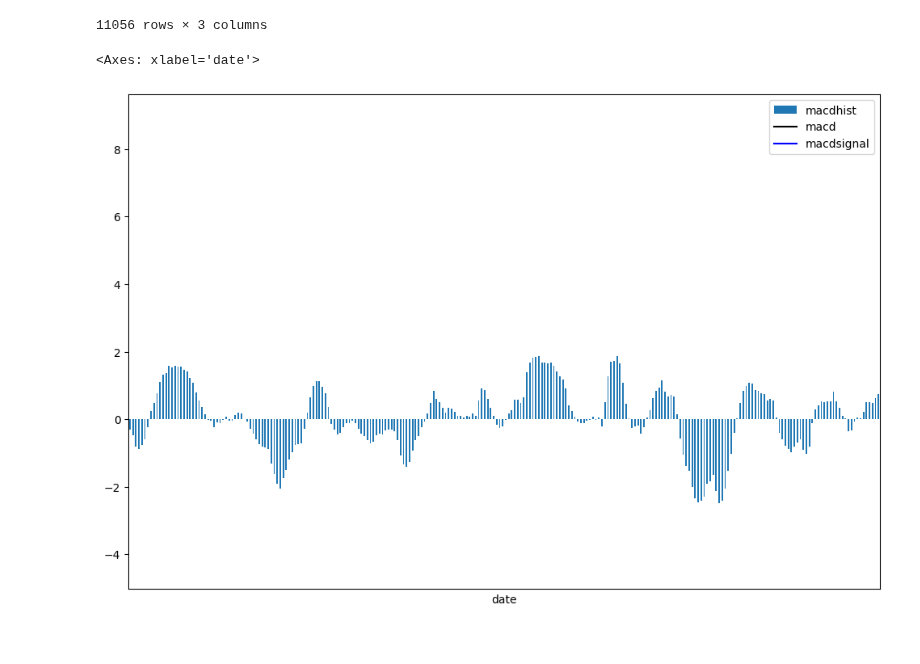
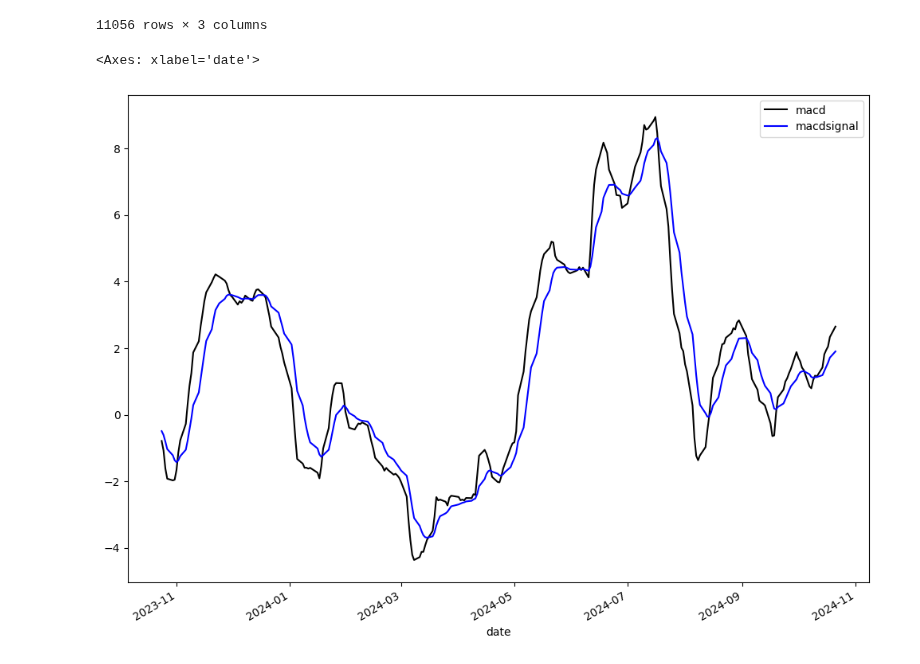
Before and after one commit to furechan/mintalib, a Jupyter notebook: examples/indicators-examples.ipynb, the cells around one changed output. Saved outputs shown, nothing was run; the diff lists cells and outputs as text; code cells hidden in the pictures.

```diff
--- a/examples/indicators-examples.ipynb
+++ b/examples/indicators-examples.ipynb
@@ -95,8 +95,8 @@ macd
 # %%
 fig, ax = plt.subplots()
 
-macd.tail(250).plot(y = "macdhist", style="b", kind="bar", xticks=[], ax=ax)
+# macd.tail(250).plot(y = "macdhist", style="b", kind="bar", xticks=[], ax=ax)
 macd.tail(250).plot(y = ["macd", "macdsignal"], style=["k", "b"], kind="line", ax=ax)
 # %% [output]
 <Axes: xlabel='date'>
-[figure, old version]
+[figure, new version]
```
Also changed, not shown: 7 other files.
